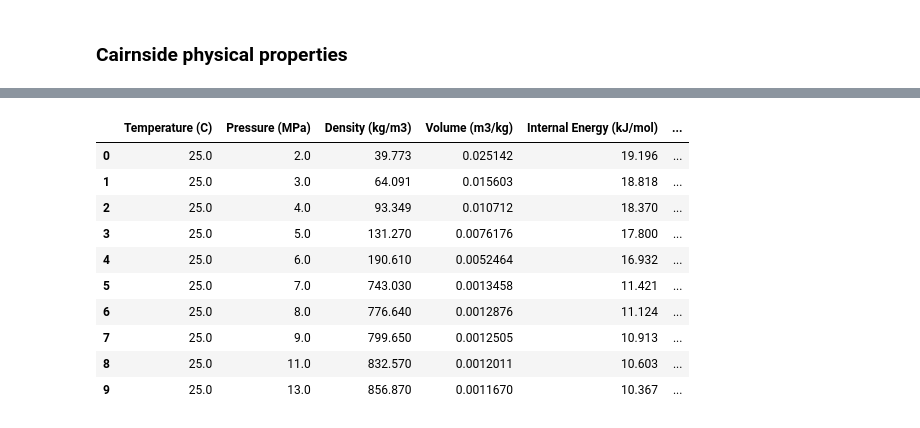
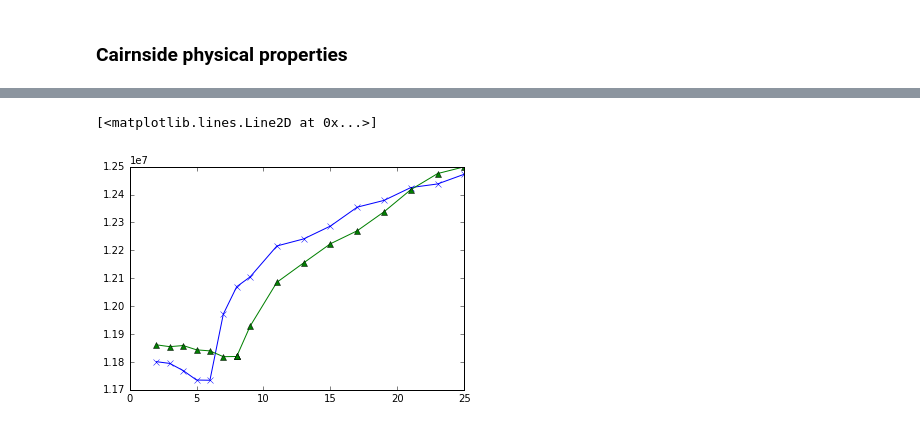
Before and after one commit to lperozzi/Reflectivity_BTSL, a Jupyter notebook: Cairnside_reflectivity.ipynb, the cells around one changed output, grey strips where cells are left out. Cells and saved outputs as stored; diff of their text form; code cells hidden in the pictures.

Commit message:
data add

```diff
--- a/Cairnside_reflectivity.ipynb
+++ b/Cairnside_reflectivity.ipynb
@@ -11,16 +36,20 @@ CO2_35 = pd.read_csv('data/co2/35/co2_35.txt', delimiter="\t")
 ### Cairnside physical properties
 # %%
 porosity = 0.0335
-matrix_density = 2.632 * 1000
-Vp_25 = pd.read_csv('data/CAS/25/Vp.dat', sep="  ", names=['Pressure (MPa)','Vp'], header=None)
-Vs_25 = pd.read_csv('data/CAS/25/Vs.dat', sep="  ", names=['Pressure (MPa)','Vs'], header=None)
-Vp_35 = pd.read_csv('data/CAS/35/Vp.dat', sep="  ", names=['Pressure (MPa)','Vp'], header=None)
-Vs_35 = pd.read_csv('data/CAS/35/Vs.dat', sep="  ", names=['Pressure (MPa)','Vs'], header=None)
-# CO2_25 = pd.concat([CO2_25, Vp_25, Vs_25], axis=1, join='inner')
+grain_density = 2.632 * 1000 # Kg/m3
+
+#  read velocities from laboratory measurments
+Vp_25 = pd.read_csv('data/CAS/25/Vp.dat', sep="  ", names=['Pressure (MPa)','Vp_CO2 (m/s)'], header=None)
+Vs_25 = pd.read_csv('data/CAS/25/Vs.dat', sep="  ", names=['Pressure (MPa)','Vs_CO2 (m/s)'], header=None)
+Vp_35 = pd.read_csv('data/CAS/35/Vp.dat', sep="  ", names=['Pressure (MPa)','Vp_CO2 (m/s)'], header=None)
+Vs_35 = pd.read_csv('data/CAS/35/Vs.dat', sep="  ", names=['Pressure (MPa)','Vs_CO2 (m/s)'], header=None)
+# concatenate velocities
 V_25 = pd.merge(Vp_25, Vs_25, on='Pressure (MPa)')
 V_35 = pd.merge(Vp_35, Vs_35, on='Pressure (MPa)')
-CO2_25 = pd.merge(CO2_25, V_25, on='Pressure (MPa)')
-print(CO2_25.head(20))
-CO2_35 = pd.merge(CO2_35, V_35, on='Pressure (MPa)')
-print(CO2_35.head(20))
+# concatenate physical properties
+pp_25 = pd.merge(CO2_25, H2O_25, on='Pressure (MPa)')
+pp_35 = pd.merge(CO2_35, H2O_35, on='Pressure (MPa)')
+pp_25 = pd.merge(pp_25, V_25, on='Pressure (MPa)')
+pp_35 = pd.merge(pp_35, V_35, on='Pressure (MPa)')
+pp_25
 # %% [output]
@@ -50,14 +73,14 @@ CO2_25['Z_35'] = density_35 + CO2_35['Vp']
-# %%
-CO2_25.head(10)
-# %% [output]
-|  | Temperature (C) | Pressure (MPa) | Density (kg/m3) | Volume (m3/kg) | Internal Energy (kJ/mol) | ... |
-| 0 | 25.0 | 2.0 | 39.773 | 0.025142 | 19.196 | ... |
-| 1 | 25.0 | 3.0 | 64.091 | 0.015603 | 18.818 | ... |
-| 2 | 25.0 | 4.0 | 93.349 | 0.010712 | 18.370 | ... |
-| 3 | 25.0 | 5.0 | 131.270 | 0.0076176 | 17.800 | ... |
-| 4 | 25.0 | 6.0 | 190.610 | 0.0052464 | 16.932 | ... |
-| 5 | 25.0 | 7.0 | 743.030 | 0.0013458 | 11.421 | ... |
-| 6 | 25.0 | 8.0 | 776.640 | 0.0012876 | 11.124 | ... |
-| 7 | 25.0 | 9.0 | 799.650 | 0.0012505 | 10.913 | ... |
-| 8 | 25.0 | 11.0 | 832.570 | 0.0012011 | 10.603 | ... |
-| 9 | 25.0 | 13.0 | 856.870 | 0.0011670 | 10.367 | ... |
+# %%
+# Density of CO2 saturated sample
+pp_25['Density_rock (kg/m3)'] = pp_25['Density_CO2 (kg/m3)'] * porosity + grain_density * (1-porosity)
+pp_35['Density_rock (kg/m3)'] = pp_35['Density_CO2 (kg/m3)'] * porosity + grain_density * (1-porosity)
+# %%
+# Impedence of CO2 saturated sample
+pp_25['Z_CO2 (kg/m3 . m/s)'] = pp_25['Density_rock (kg/m3)'] * pp_25['Vp_CO2 (m/s)']
+pp_35['Z_CO2 (kg/m3 . m/s)'] = pp_35['Density_rock (kg/m3)'] * pp_35['Vp_CO2 (m/s)']
+# %%
+plt.plot(pp_25['Pressure (MPa)'], pp_25['Z_CO2 (kg/m3 . m/s)'], marker='x')
+plt.plot(pp_35['Pressure (MPa)'], pp_35['Z_CO2 (kg/m3 . m/s)'], marker='^')
+# %% [output]
+[<matplotlib.lines.Line2D at 0x...>]
+[figure, added]
```
Also changed, not shown: parts of 12 cells of this notebook, 6 other files.
